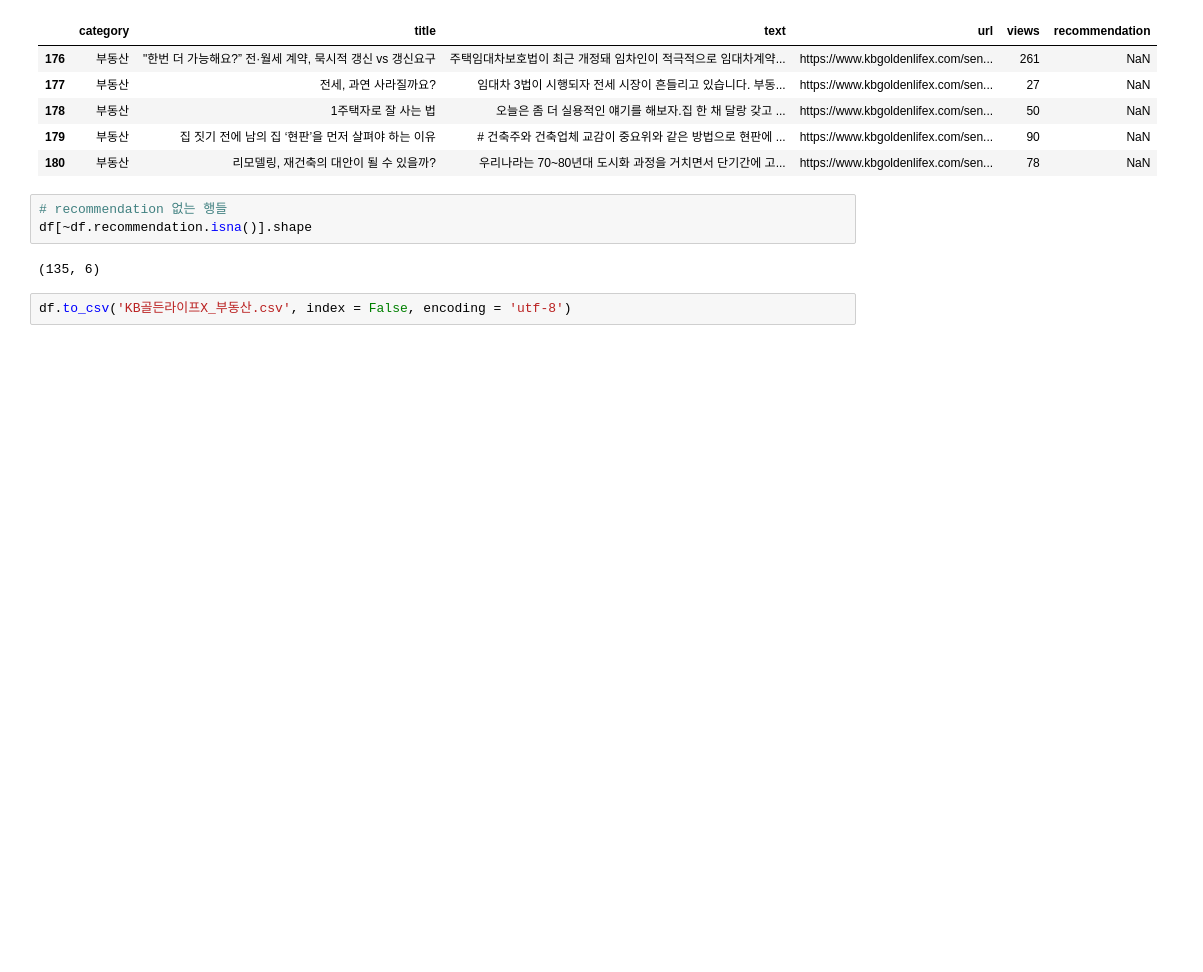
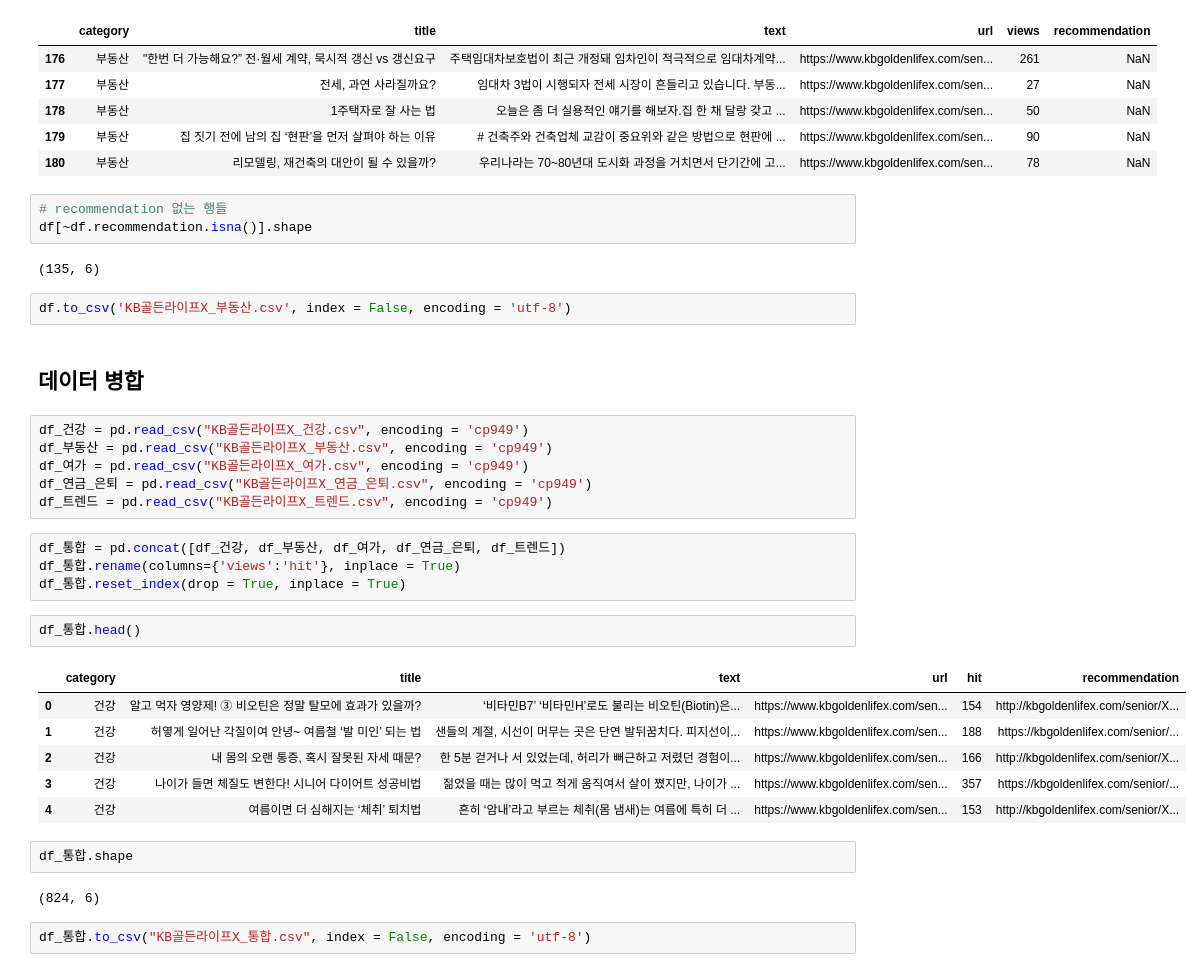
Before and after one commit to dahlia52/Future-Finance-A.I.-Challenge, a Jupyter notebook: data/crawling/KB골든라이프X 크롤링.ipynb, the cells around one changed output. Drawn from its saved outputs; the diff is of its cells as text; blank space fills up the shorter version.

```diff
--- a/data/crawling/KB골든라이프X 크롤링.ipynb
+++ b/data/crawling/KB골든라이프X 크롤링.ipynb
@@ -657,3 +655,30 @@ df[~df.recommendation.isna()].shape
 (135, 6)
 # %%
 df.to_csv('KB골든라이프X_부동산.csv', index = False, encoding = 'utf-8')
+# %% [markdown]
+## 데이터 병합
+# %%
+df_건강 = pd.read_csv("KB골든라이프X_건강.csv", encoding = 'cp949')
+df_부동산 = pd.read_csv("KB골든라이프X_부동산.csv", encoding = 'cp949')
+df_여가 = pd.read_csv("KB골든라이프X_여가.csv", encoding = 'cp949')
+df_연금_은퇴 = pd.read_csv("KB골든라이프X_연금_은퇴.csv", encoding = 'cp949')
+df_트렌드 = pd.read_csv("KB골든라이프X_트렌드.csv", encoding = 'cp949')
+# %%
+df_통합 = pd.concat([df_건강, df_부동산, df_여가, df_연금_은퇴, df_트렌드])
+df_통합.rename(columns={'views':'hit'}, inplace = True)
+df_통합.reset_index(drop = True, inplace = True)
+# %%
+df_통합.head()
+# %% [output]
+|  | category | title | text | url | hit | recommendation |
+| 0 | 건강 | 알고 먹자 영양제! ③ 비오틴은 정말 탈모에 효과가 있을까? | ‘비타민B7’ ‘비타민H’로도 불리는 비오틴(Biotin)은... | https://www.kbgoldenlifex.com/sen... | 154 | http://kbgoldenlifex.com/senior/X... |
+| 1 | 건강 | 허옇게 일어난 각질이여 안녕~ 여름철 ‘발 미인’ 되는 법 | 샌들의 계절, 시선이 머무는 곳은 단연 발뒤꿈치다. 피지선이... | https://www.kbgoldenlifex.com/sen... | 188 | https://kbgoldenlifex.com/senior/... |
+| 2 | 건강 | 내 몸의 오랜 통증, 혹시 잘못된 자세 때문? | 한 5분 걷거나 서 있었는데, 허리가 뻐근하고 저렸던 경험이... | https://www.kbgoldenlifex.com/sen... | 166 | http://kbgoldenlifex.com/senior/X... |
+| 3 | 건강 | 나이가 들면 체질도 변한다! 시니어 다이어트 성공비법 | 젊었을 때는 많이 먹고 적게 움직여서 살이 쪘지만, 나이가 ... | https://www.kbgoldenlifex.com/sen... | 357 | https://kbgoldenlifex.com/senior/... |
+| 4 | 건강 | 여름이면 더 심해지는 ‘체취’ 퇴치법 | 흔히 ‘암내’라고 부르는 체취(몸 냄새)는 여름에 특히 더 ... | https://www.kbgoldenlifex.com/sen... | 153 | http://kbgoldenlifex.com/senior/X... |
+# %%
+df_통합.shape
+# %% [output]
+(824, 6)
+# %%
+df_통합.to_csv("KB골든라이프X_통합.csv", index = False, encoding = 'utf-8')
```
Also changed, not shown: parts of 1 cell of this notebook.
